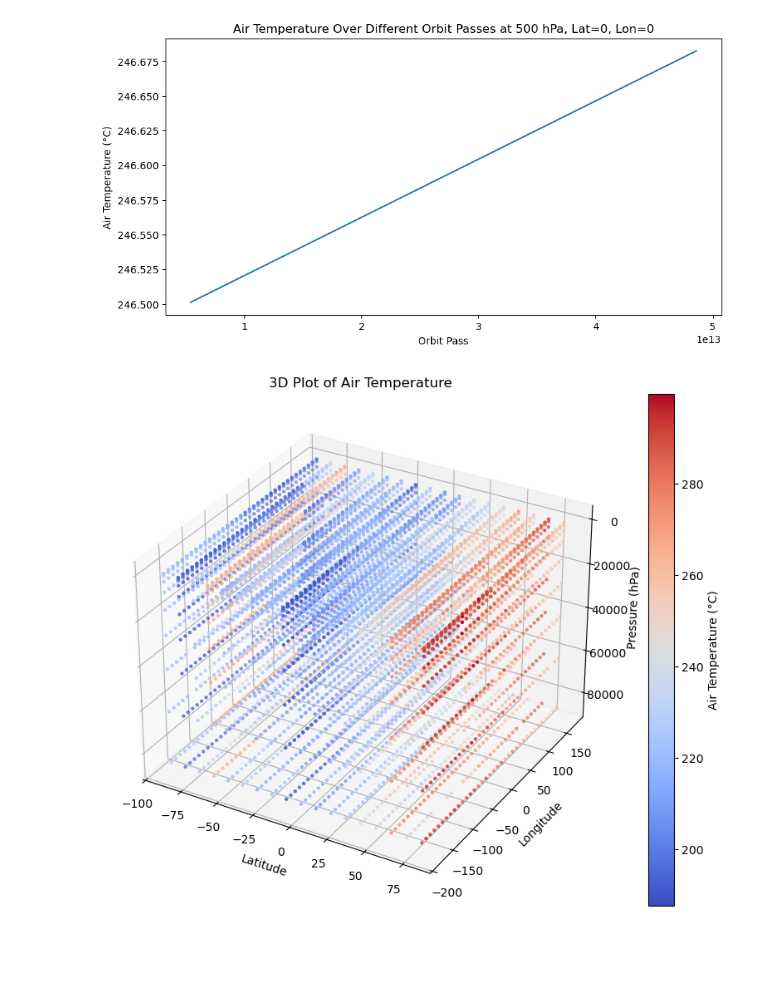
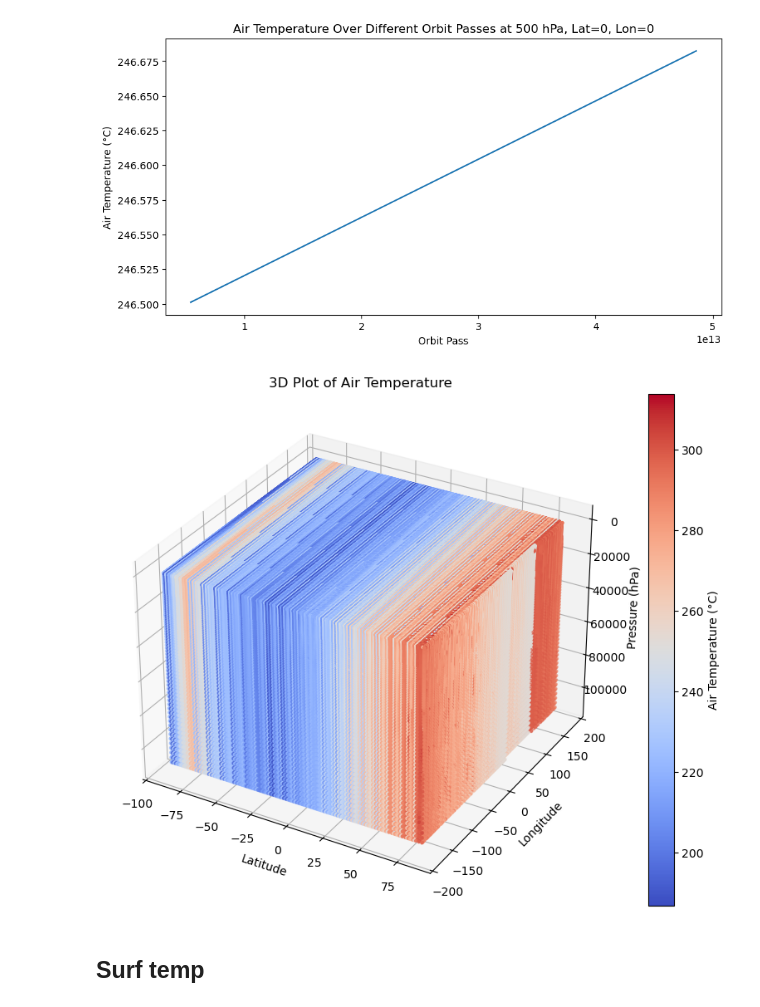
Before and after one commit to Robertogiordano/anomaly_detection_on_time_series_graph, a Jupyter notebook: NASA_analysis.ipynb, the cells around one changed output. Cells and saved outputs as stored; diff of their text form; code cells hidden in the pictures; blank space fills up the shorter version.

```diff
--- a/NASA_analysis.ipynb
+++ b/NASA_analysis.ipynb
@@ -6,5 +11,5 @@ from mpl_toolkits.mplot3d import Axes3D
 # %%
-file_path='SNDR.SNPP.CRIMSS.20120401.M01.L3_CLIMCAPS_QCC_NSR.std.v02_38.G.210330142559.nc'
+file_path='SNDRSNIML3CMCCPN_2-20241110_031018/SNDR.SNPP.CRIMSS.20120401.M01.L3_CLIMCAPS_QCC_NSR.std.v02_38.G.210330142559.nc'
 # %%
 # Open the HDF or NetCDF file
 data = xr.open_dataset(file_path,engine='netcdf4')  # or 'netcdf4' if NetCDF
@@ -138,12 +193,10 @@ plt.show()
 # %% [output]
 [figure]
 # %%
-
-
 # Selecting a specific orbit pass (e.g., orbit_pass=0) for simplicity
 # Sampling data to make the plot manageable by selecting every 10th lat/lon point
 air_temp_sample = data['air_temp'].sel(orbit_pass=np.timedelta64(48600000000000, 'ns')
-                                       )[::10, ::10, ::10]
+                                       )
 
 # Extract latitude, longitude, pressure, and air_temp values for plotting
 latitudes = air_temp_sample['lat'].values
@@ -151,31 +204,33 @@ longitudes = air_temp_sample['lon'].values
 pressures = air_temp_sample['air_pres'].values
 air_temperatures = air_temp_sample.values.flatten()
 
 # Create meshgrid for lat, lon, and air_pres values
 lat_mesh, lon_mesh, pres_mesh = np.meshgrid(latitudes, longitudes, pressures, indexing='ij')
 
 # Flatten the meshgrid arrays for scatter plotting
 lat_vals = lat_mesh.flatten()
 lon_vals = lon_mesh.flatten()
 pres_vals = pres_mesh.flatten()
 
 # Create a 3D plot
 fig = plt.figure(figsize=(10, 8))
 ax = fig.add_subplot(111, projection='3d')
 
 # Scatter plot the data points
 sc = ax.scatter(lat_vals, lon_vals, pres_vals, c=air_temperatures, cmap='coolwarm', s=5)
 plt.colorbar(sc, ax=ax, label="Air Temperature (°C)")
 
 # Set labels and title
 ax.set_xlabel("Latitude")
 ax.set_ylabel("Longitude")
 ax.set_zlabel("Pressure (hPa)")
 ax.set_title("3D Plot of Air Temperature")
 
 # Invert the z-axis so that lower pressures are at the top
 ax.invert_zaxis()
 
 plt.show()
 # %% [output]
-[figure, old version]
+[figure, new version]
+# %% [markdown]
+## Surf temp
```
Also changed, not shown: parts of 23 cells of this notebook, 1 other file.
